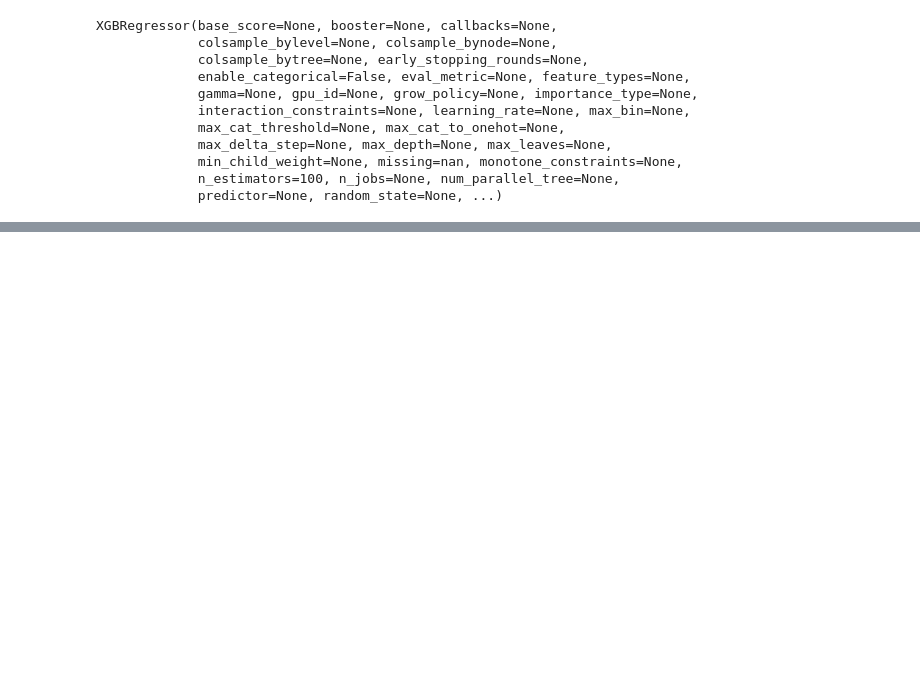
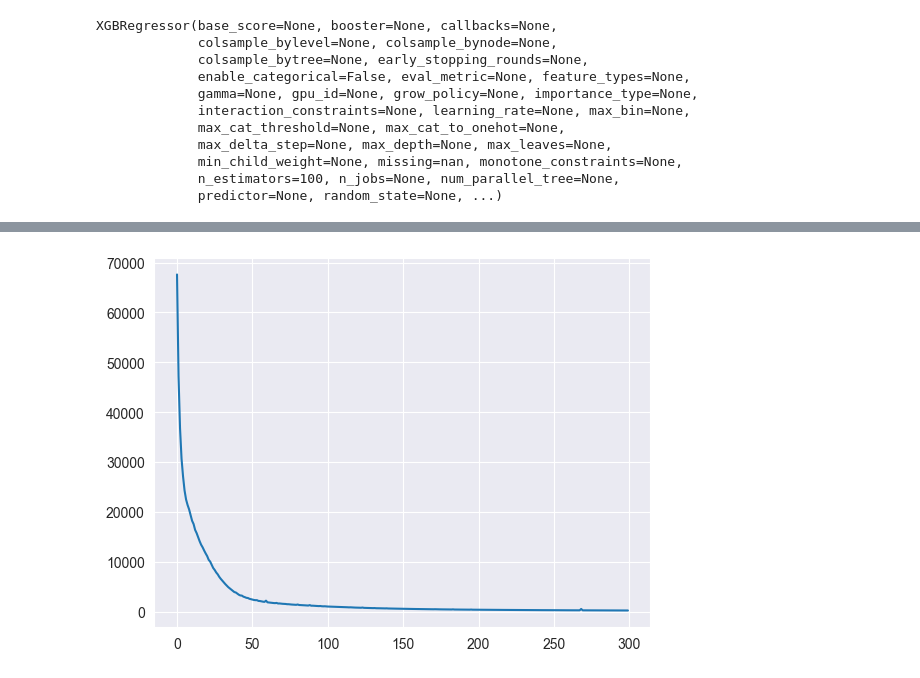
Before and after one commit to llitone/fuel-consumption-prediction, a Jupyter notebook: analysis/analysis_of_consumption.ipynb, the cells around one changed output, grey strips where cells are left out. Cells and saved outputs as stored; diff of their text form; code cells hidden in the pictures; blank space fills up the shorter version.

```diff
--- a/analysis/analysis_of_consumption.ipynb
+++ b/analysis/analysis_of_consumption.ipynb
@@ -340,0 +451,4 @@ plt.show()
+# %%
+plt.plot(loss);
+# %% [output]
+[figure, added]
```
Also changed, not shown: parts of 25 cells of this notebook.
